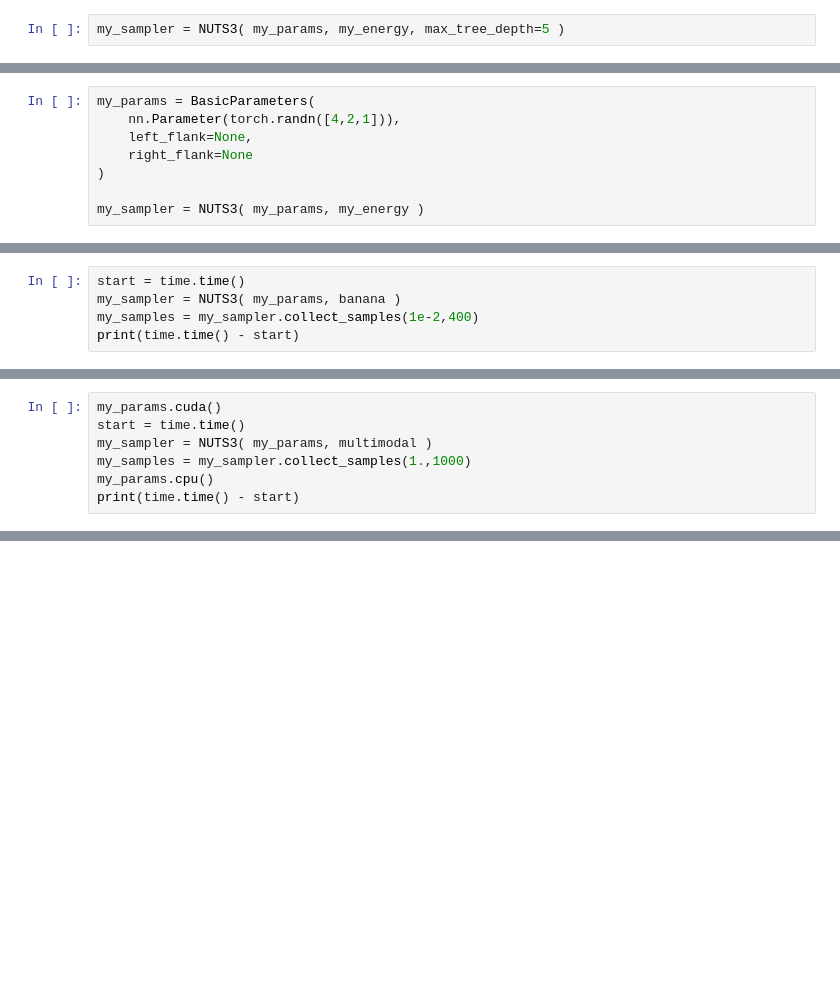
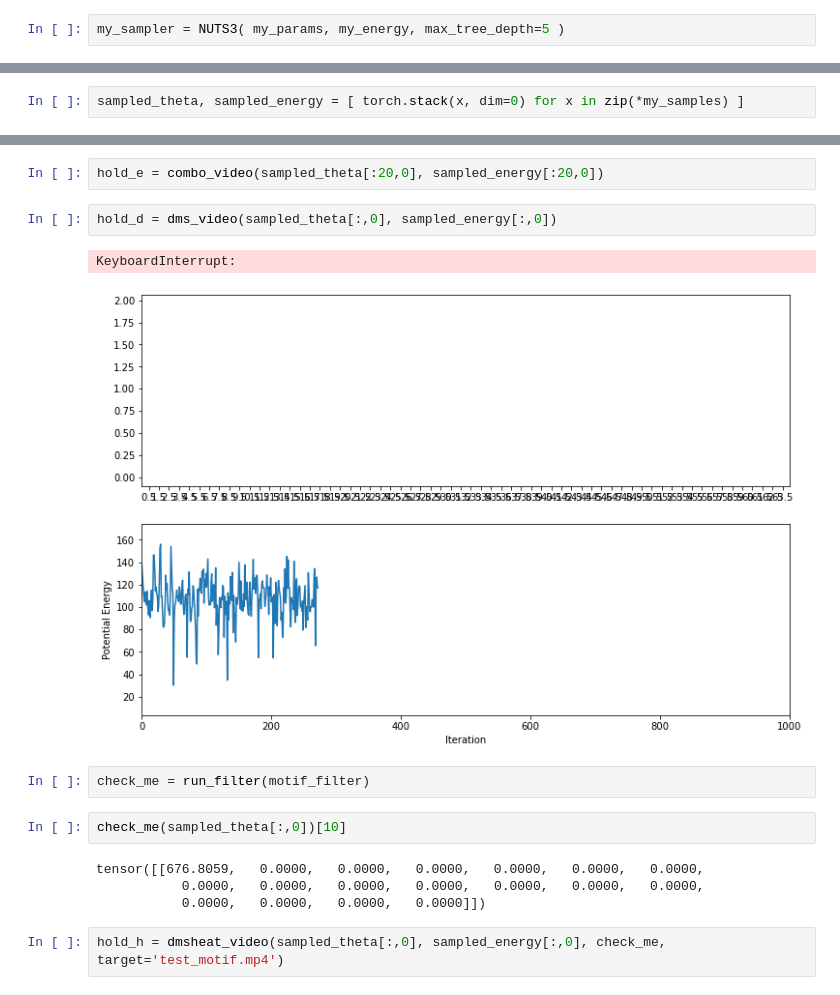
Before and after one commit to sjgosai/boda2, a Jupyter notebook: analysis/SG002__NUTS_dev/discrete_prototype.ipynb, the cells around one changed output, grey strips where cells are left out. Drawn from its saved outputs; the diff is of its cells as text; blank space fills up the shorter version.

```diff
--- a/analysis/SG002__NUTS_dev/discrete_prototype.ipynb
+++ b/analysis/SG002__NUTS_dev/discrete_prototype.ipynb
@@ -490,8 +1042,0 @@ tensor([4.1816, 4.3436, 5.0096, 2.1059])
-# %%
-my_params = BasicParameters(
-    nn.Parameter(torch.randn([4,2,1])),
-    left_flank=None,
-    right_flank=None
-)
-
-my_sampler = NUTS3( my_params, my_energy )
@@ -663,5 +1042,0 @@ my_params.theta.data = torch.randn_like( my_params.theta.data )*0.3
-# %%
-start = time.time()
-my_sampler = NUTS3( my_params, banana )
-my_samples = my_sampler.collect_samples(1e-2,400)
-print(time.time() - start)
@@ -699,7 +1042,0 @@ my_params.theta.data = torch.randn_like( my_params.theta.data )
-# %%
-my_params.cuda()
-start = time.time()
-my_sampler = NUTS3( my_params, multimodal )
-my_samples = my_sampler.collect_samples(1.,1000)
-my_params.cpu()
-print(time.time() - start)
@@ -743,0 +1058,2 @@ tensor([[0.7258, 0.1271],
+# %%
+sampled_theta, sampled_energy = [ torch.stack(x, dim=0) for x in zip(*my_samples) ]
@@ -743,0 +1093,17 @@ tensor([[0.7258, 0.1271],
+# %%
+hold_e = combo_video(sampled_theta[:20,0], sampled_energy[:20,0])
+# %%
+hold_d = dms_video(sampled_theta[:,0], sampled_energy[:,0])
+# %% [output]
+KeyboardInterrupt:
+[figure, added]
+# %%
+check_me = run_filter(motif_filter)
+# %%
+check_me(sampled_theta[:,0])[10]
+# %% [output]
+tensor([[676.8059,   0.0000,   0.0000,   0.0000,   0.0000,   0.0000,   0.0000,
+           0.0000,   0.0000,   0.0000,   0.0000,   0.0000,   0.0000,   0.0000,
+           0.0000,   0.0000,   0.0000,   0.0000]])
+# %%
+hold_h = dmsheat_video(sampled_theta[:,0], sampled_energy[:,0], check_me, target='test_motif.mp4')
```
Also changed, not shown: parts of 111 cells of this notebook.
